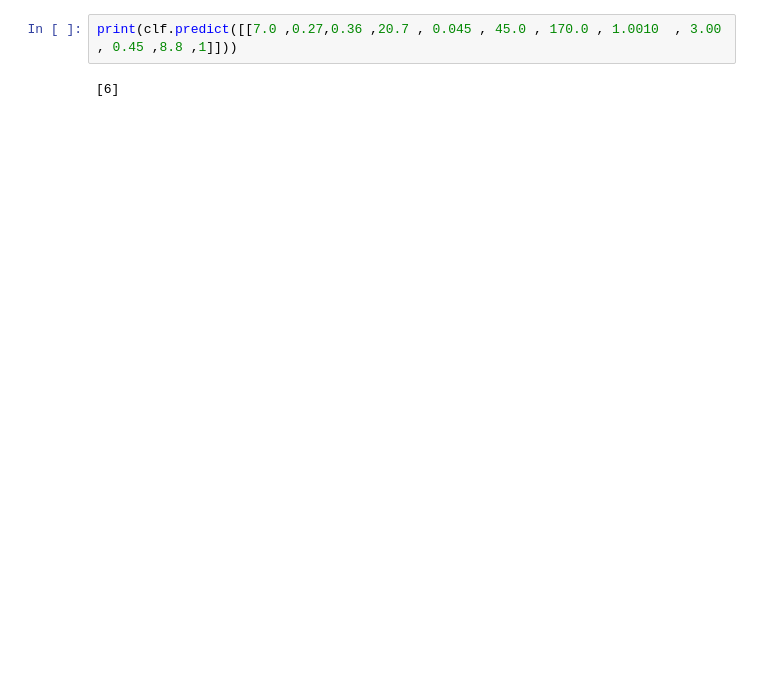
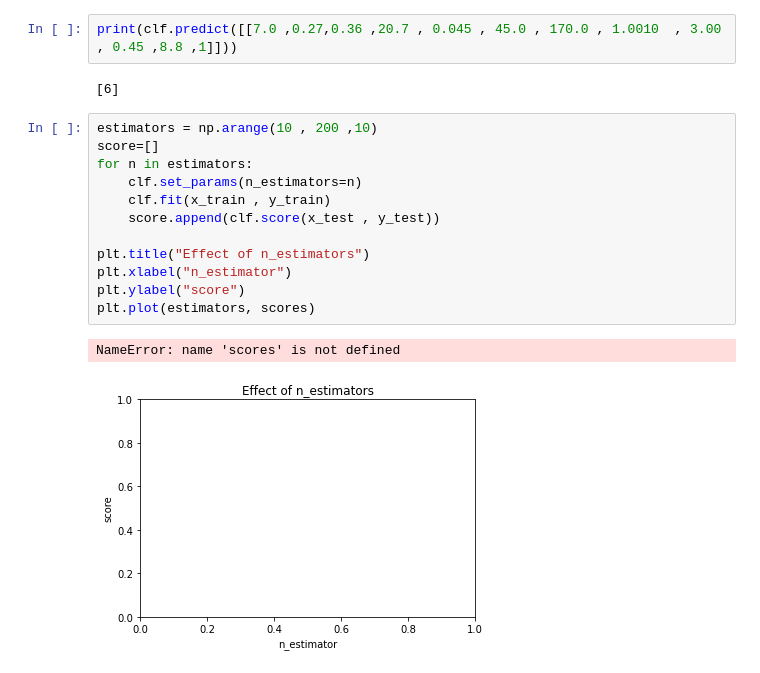
Before and after one commit to Kunal614/Machine-Learning, a Jupyter notebook: random_forest/classification/wine_quality_test.ipynb, the cells around one changed output. Drawn from its saved outputs; the diff is of its cells as text; blank space fills up the shorter version.

```diff
--- a/random_forest/classification/wine_quality_test.ipynb
+++ b/random_forest/classification/wine_quality_test.ipynb
@@ -226,3 +226,18 @@ sns.heatmap(confusion_matrix(y_test.flatten() , y_pred))
 print(clf.predict([[7.0 ,0.27,0.36 ,20.7 , 0.045 , 45.0 , 170.0 , 1.0010  , 3.00  , 0.45 ,8.8 ,1]]))
 # %% [output]
 [6]
+# %%
+estimators = np.arange(10 , 200 ,10)
+score=[]
+for n in estimators:
+    clf.set_params(n_estimators=n)
+    clf.fit(x_train , y_train)
+    score.append(clf.score(x_test , y_test))
+
+plt.title("Effect of n_estimators")
+plt.xlabel("n_estimator")
+plt.ylabel("score")
+plt.plot(estimators, scores)
+# %% [output]
+NameError: name 'scores' is not defined
+[figure, added]
```
Also changed, not shown: parts of 3 cells of this notebook, 2 other files.
